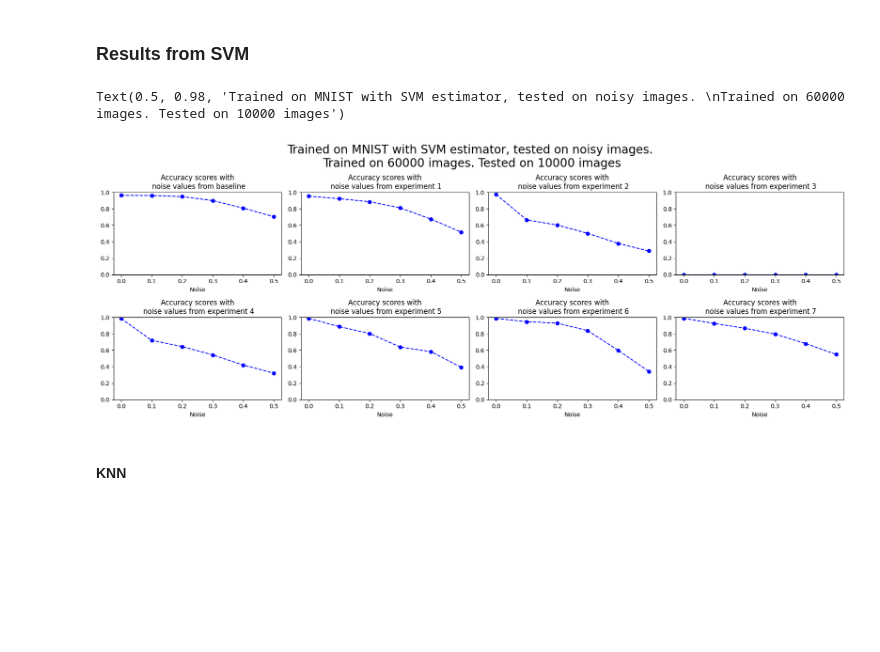
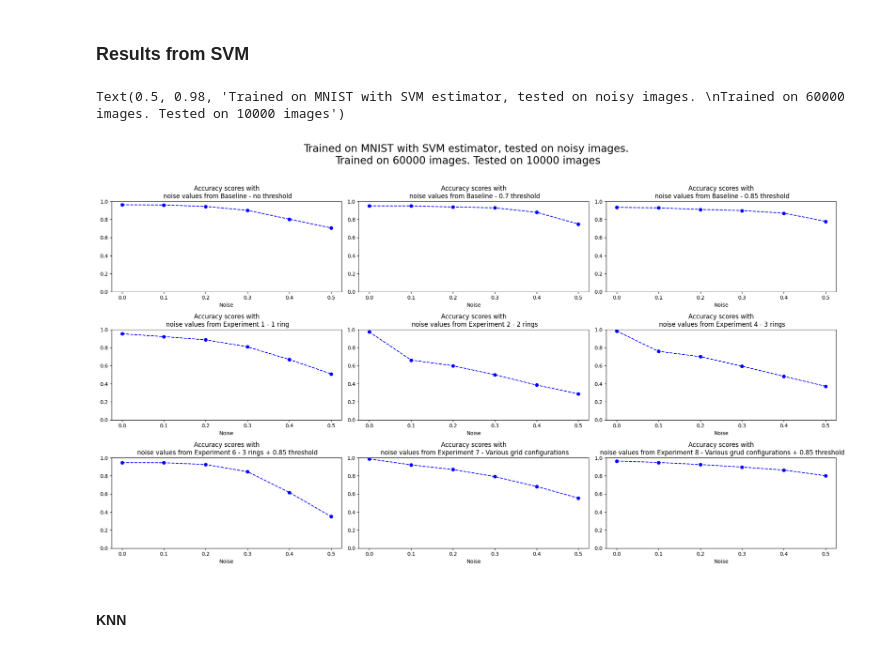
Before and after one commit to dherikk/master-experiments, a Jupyter notebook: cnn_noise_experiments.ipynb, the cells around one changed output. Cells and saved outputs as stored; diff of their text form; code cells hidden in the pictures; blank space fills up the shorter version.

```diff
--- a/cnn_noise_experiments.ipynb
+++ b/cnn_noise_experiments.ipynb
@@ -335,7 +370,7 @@ scores_noisy_lr.append([0.9791, 0.933, 0.8832, 0.8353, 0.7629, 0.6705])
 # %% [markdown]
 ### Results from LR
 # %%
-fig, ax = plt.subplots(3, 3, figsize=(15, 12))
+fig, ax = plt.subplots(3, 3, figsize=(20, 12))
 for i in range(9):
     k, j = i // 3, i % 3
     ax[k][j].plot([str(t) for t in noises], scores_noisy_lr[i], linestyle='--', marker='o', color='b', label='Accuracy score')
@@ -390,3 +426,5 @@ baseline_svm_scores_thr1
+# %%
+scores_noisy_svm.append([0.9503, 0.9475, 0.9411, 0.9266, 0.8817, 0.7493])
 # %% [markdown]
 #### Baseline - SVM - 0.85 threshold
 # %%
@@ -401,3 +441,5 @@ baseline_svm_scores_thr2
+# %%
+scores_noisy_svm.append([0.9342, 0.929, 0.9116, 0.8996, 0.8715, 0.7758])
 # %% [markdown]
 #### Experiment 1 - SVM
 # %%
@@ -466,7 +508,7 @@ scores_noisy_svm.append([0.9876, 0.9251, 0.8668, 0.7956, 0.6811, 0.5483])
 # %% [markdown]
 #### Experiment 8 - SVM
 # %%
-clfs_svm_exp8 = [SVC(kernel='rbf', C=svm_best_Cs["exp8"], gamma="auto") for _ in range(len(noises))]
+clfs_svm_exp8 = [SVC() for _ in range(len(noises))]
 scores_noisy_exp8_svm = score_clfs_noisy(clfs_svm_exp8, exp_8_train_transformed, train_labels, exp_8_test_transformed, test_labels)
-scores_noisy_svm.append(scores_noisy_exp8_svm)
+#scores_noisy_svm.append(scores_noisy_exp8_svm)
 scores_noisy_exp8_svm
@@ -473,18 +529,18 @@ scores_noisy_exp8_svm
 # %% [markdown]
 ### Results from SVM
 # %%
-fig, ax = plt.subplots(3, 3, figsize=(15, 12))
+fig, ax = plt.subplots(3, 3, figsize=(20, 12))
 for i in range(9):
     k, j = i // 3, i % 3
     ax[k][j].plot([str(t) for t in noises], scores_noisy_svm[i], linestyle='--', marker='o', color='b', label='Accuracy score')
     ax[k][j].set_title(f"Accuracy scores with\n noise values from {experiments[i]}")
     ax[k][j].set_ylim([.0, 1.])
     ax[k][j].set_xlabel("Noise")
 fig.tight_layout(rect=(0., 0.03, 1., 0.9))
 fig.suptitle(f"Trained on MNIST with SVM estimator, tested on noisy images. \nTrained on {data_train.shape[0]} images. Tested on {data_test.shape[0]} images",
              fontsize=20)
 # %% [output]
 Text(0.5, 0.98, 'Trained on MNIST with SVM estimator, tested on noisy images. \nTrained on 60000 images. Tested on 10000 images')
-[figure, old version]
+[figure, new version]
 # %% [markdown]
 #### KNN
```
Also changed, not shown: parts of 185 cells of this notebook, 6 other files.
